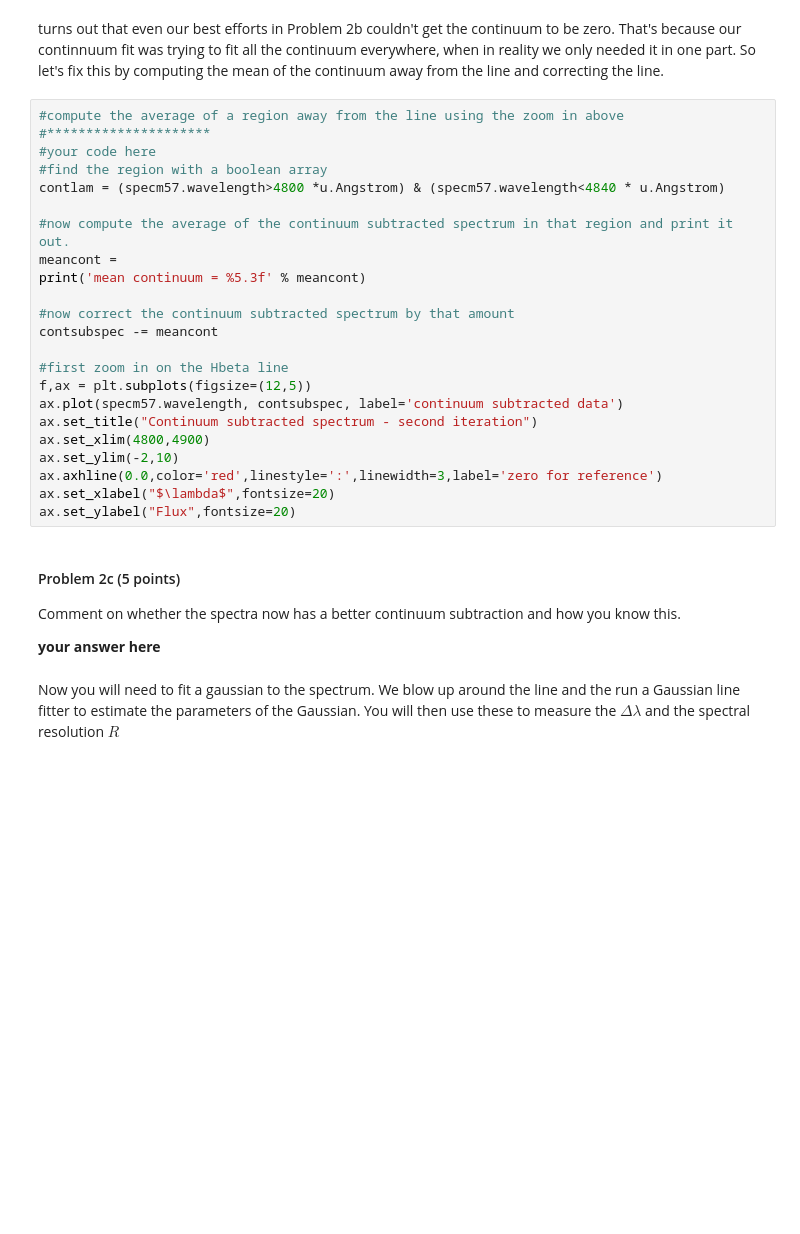
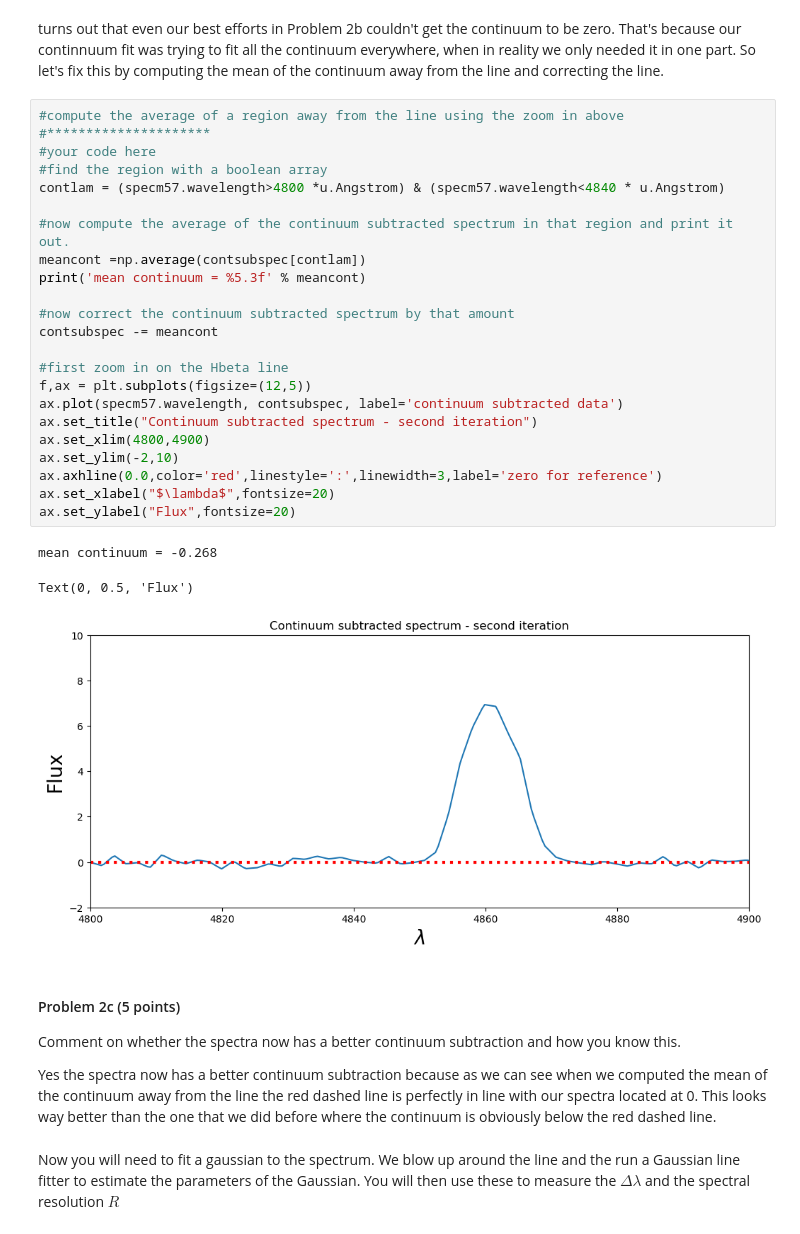
Before and after one commit to RyanNease/Analysis_real_spectra_student, a Jupyter notebook: analysis_real_spectra.student.ipynb, the cells around one changed output. Drawn from its saved outputs; the diff is of its cells as text; blank space fills up the shorter version.

```diff
--- a/analysis_real_spectra.student.ipynb
+++ b/analysis_real_spectra.student.ipynb
@@ -287,31 +292,35 @@ turns out that even our best efforts in Problem 2b couldn't get the continuum to
 # %%
 #compute the average of a region away from the line using the zoom in above
 #*********************
 #your code here
 #find the region with a boolean array
 contlam = (specm57.wavelength>4800 *u.Angstrom) & (specm57.wavelength<4840 * u.Angstrom)
 
 #now compute the average of the continuum subtracted spectrum in that region and print it out.
-meancont =
+meancont =np.average(contsubspec[contlam])
 print('mean continuum = %5.3f' % meancont)
 
 #now correct the continuum subtracted spectrum by that amount
 contsubspec -= meancont
 
 #first zoom in on the Hbeta line
 f,ax = plt.subplots(figsize=(12,5))
 ax.plot(specm57.wavelength, contsubspec, label='continuum subtracted data')
 ax.set_title("Continuum subtracted spectrum - second iteration")
 ax.set_xlim(4800,4900)
 ax.set_ylim(-2,10)
 ax.axhline(0.0,color='red',linestyle=':',linewidth=3,label='zero for reference')
 ax.set_xlabel("$\lambda$",fontsize=20)
 ax.set_ylabel("Flux",fontsize=20)
+# %% [output]
+mean continuum = -0.268
+Text(0, 0.5, 'Flux')
+[figure, added]
 # %% [markdown]
 #### Problem 2c (5 points)
 Comment on whether the spectra now has a better continuum subtraction and how you know this.
 
-**your answer here**
+Yes the spectra now has a better continuum subtraction because as we can see when we computed the mean of the continuum away from the line the red dashed line is perfectly in line with our spectra located at 0. This looks way better than the one that we did before where the continuum is obviously below the red dashed line.
 # %% [markdown]
 Now you will need to fit a gaussian to the spectrum.  We blow up around the line and the run a Gaussian line fitter to estimate the parameters of the Gaussian.  You will then use these to measure the $\Delta \lambda$ and the spectral resolution $R$
 # %%
```
Also changed, not shown: parts of 5 cells of this notebook.
